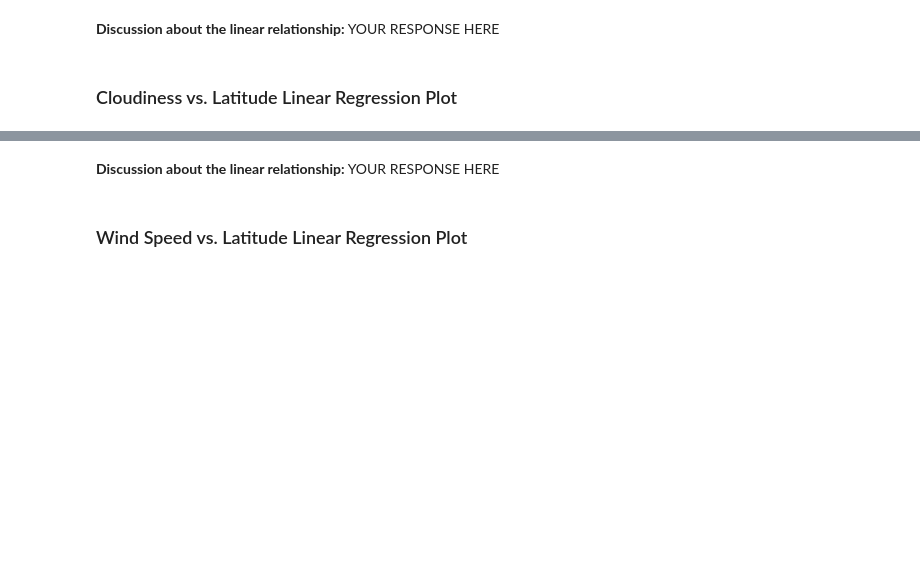
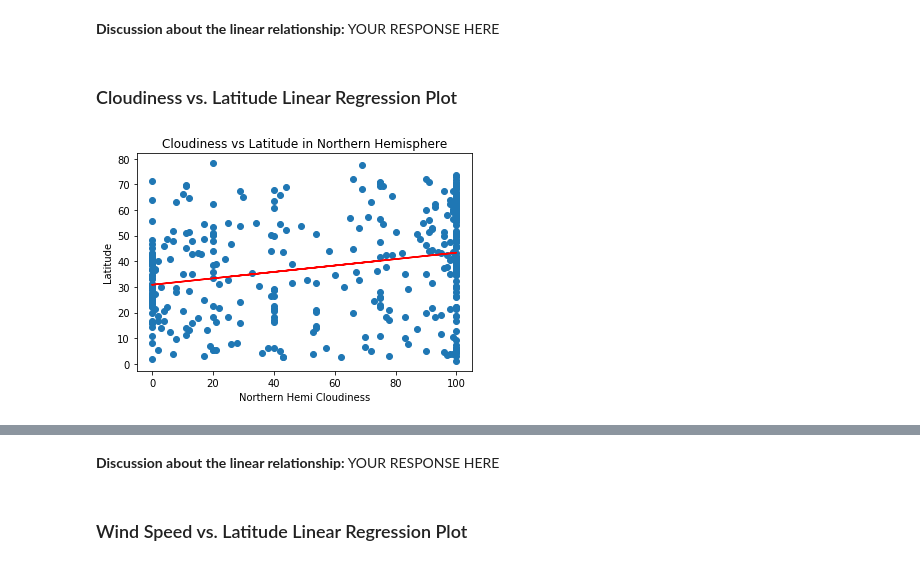
Before and after one commit to jf11235/python-api-challenge, a Jupyter notebook: WeatherPy.ipynb, the cells around one changed output, grey strips where cells are left out. Drawn from its saved outputs; the diff is of its cells as text; code cells hidden in the pictures; blank space fills up the shorter version.

```diff
--- a/WeatherPy.ipynb
+++ b/WeatherPy.ipynb
@@ -357,0 +357,6 @@ linregfun(southern_hemi_df['Max Temp'], southern_hemi_df['Lat'],xlabel='Southern
+# %%
+# Northern Hemisphere
+
+linregfun(northern_hemi_df['Cloudiness'],northern_hemi_df['Lat'],xlabel="Northern Hemi Cloudiness",ylabel="Latitude",title="Cloudiness vs Latitude in Northern Hemisphere")
+# %% [output]
+[figure, added]
```
Also changed, not shown: parts of 11 cells of this notebook.
